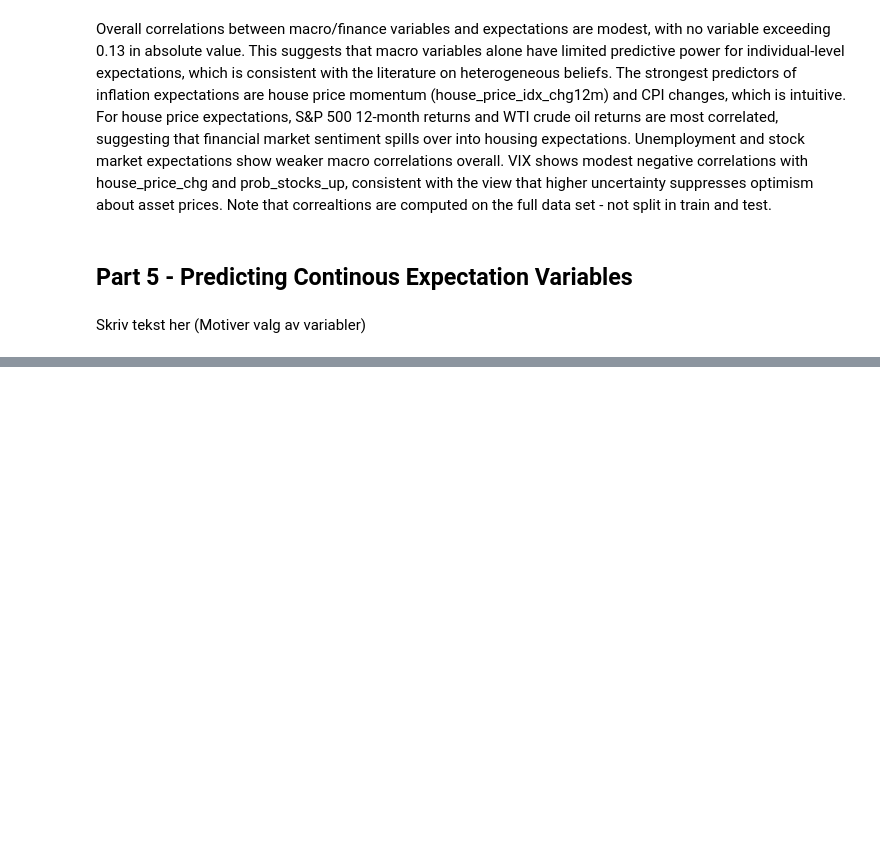
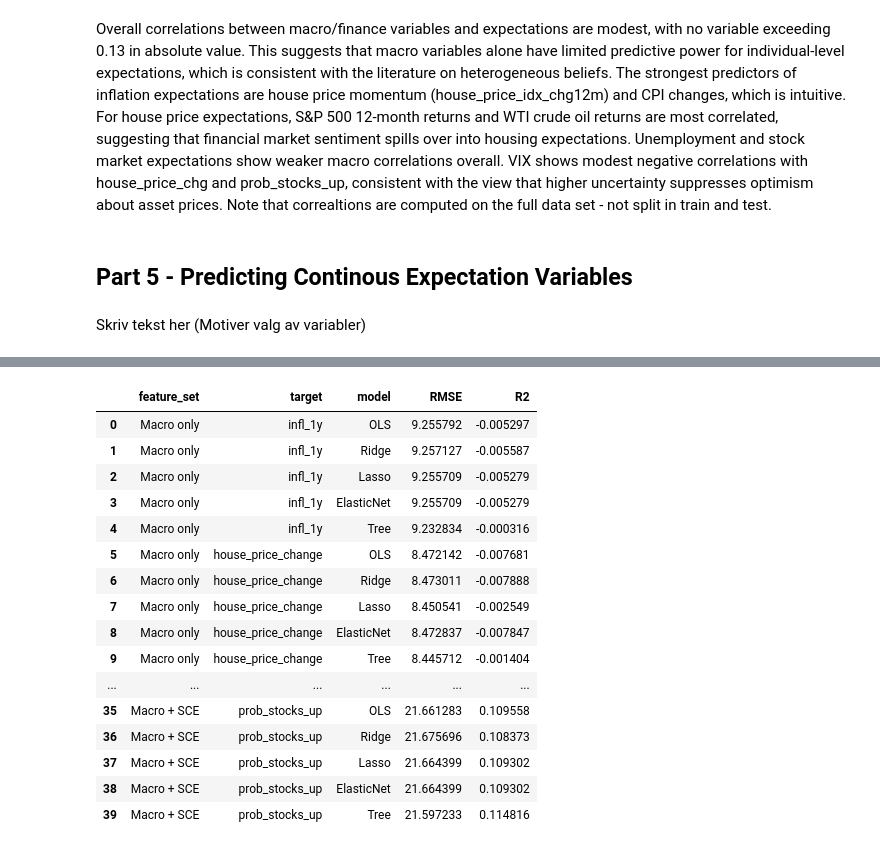
Before and after one commit to MHS17-NHH/FIE463-V26, a Jupyter notebook: data/solution.ipynb, the cells around one changed output, grey strips where cells are left out. Cells and saved outputs as stored; diff of their text form; code cells hidden in the pictures; blank space fills up the shorter version.

Commit message:
Part 5

```diff
--- a/data/solution.ipynb
+++ b/data/solution.ipynb
@@ -1261,0 +935,14 @@ summary_df
+# %%
+def format_params(params):
+    """Convert a best_params dict into a short, clean string."""
+    if params is None:
+        return ""
+    parts = []
+    for k, v in params.items():
+        # Only keep the part after 'estimator__'
+        short_k = k.split("estimator__", 1)[-1]
+        if isinstance(v, (float, np.floating)):
+            parts.append(f"{short_k}={float(v):.4g}")
+        else:
+            parts.append(f"{short_k}={v}")
+    return ", ".join(parts)
@@ -1261,0 +1187,21 @@ summary_df
+# %%
+results_df = pd.concat(all_metrics, ignore_index=True)
+results_df
+# %% [output]
+|  | feature_set | target | model | RMSE | R2 |
+| 0 | Macro only | infl_1y | OLS | 9.255792 | -0.005297 |
+| 1 | Macro only | infl_1y | Ridge | 9.257127 | -0.005587 |
+| 2 | Macro only | infl_1y | Lasso | 9.255709 | -0.005279 |
+| 3 | Macro only | infl_1y | ElasticNet | 9.255709 | -0.005279 |
+| 4 | Macro only | infl_1y | Tree | 9.232834 | -0.000316 |
+| 5 | Macro only | house_price_change | OLS | 8.472142 | -0.007681 |
+| 6 | Macro only | house_price_change | Ridge | 8.473011 | -0.007888 |
+| 7 | Macro only | house_price_change | Lasso | 8.450541 | -0.002549 |
+| 8 | Macro only | house_price_change | ElasticNet | 8.472837 | -0.007847 |
+| 9 | Macro only | house_price_change | Tree | 8.445712 | -0.001404 |
+| ... | ... | ... | ... | ... | ... |
+| 35 | Macro + SCE | prob_stocks_up | OLS | 21.661283 | 0.109558 |
+| 36 | Macro + SCE | prob_stocks_up | Ridge | 21.675696 | 0.108373 |
+| 37 | Macro + SCE | prob_stocks_up | Lasso | 21.664399 | 0.109302 |
+| 38 | Macro + SCE | prob_stocks_up | ElasticNet | 21.664399 | 0.109302 |
+| 39 | Macro + SCE | prob_stocks_up | Tree | 21.597233 | 0.114816 |
```
Also changed, not shown: parts of 77 cells of this notebook.
